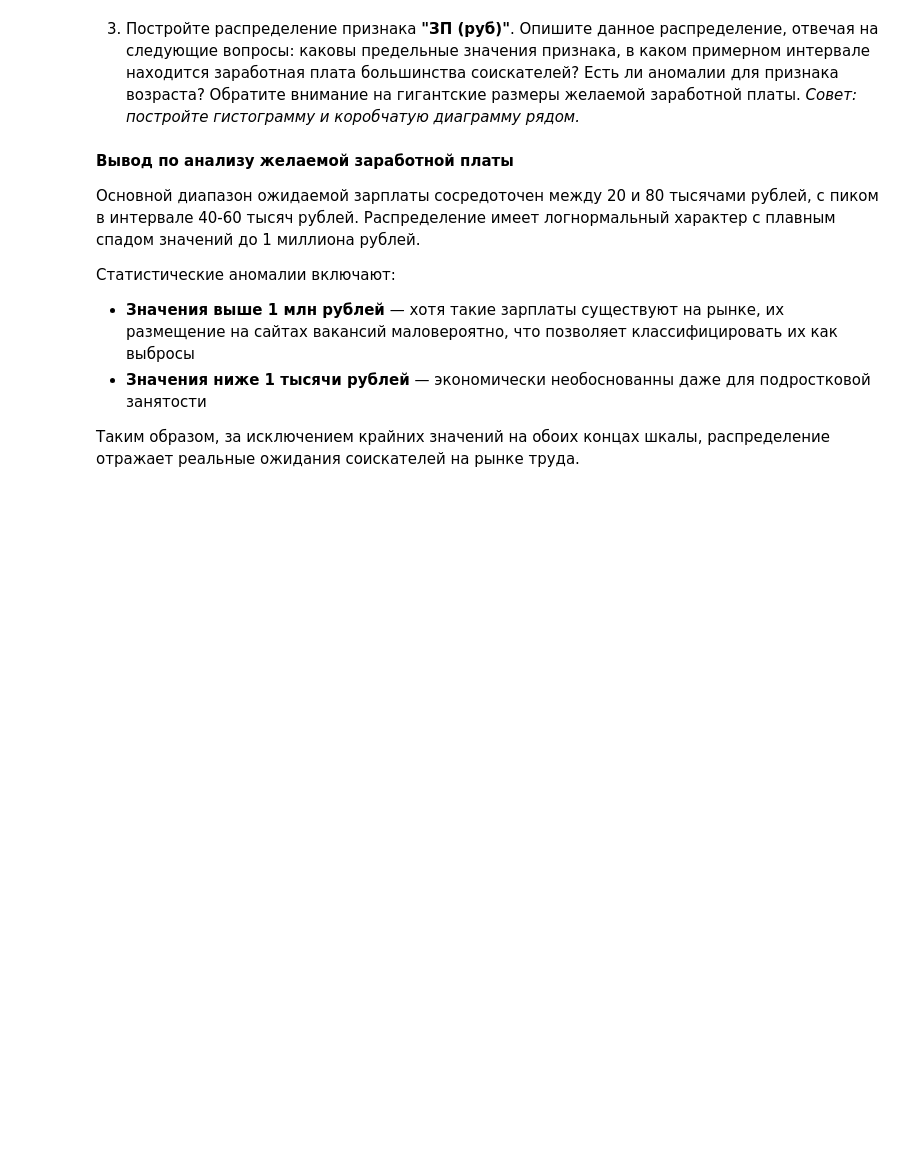
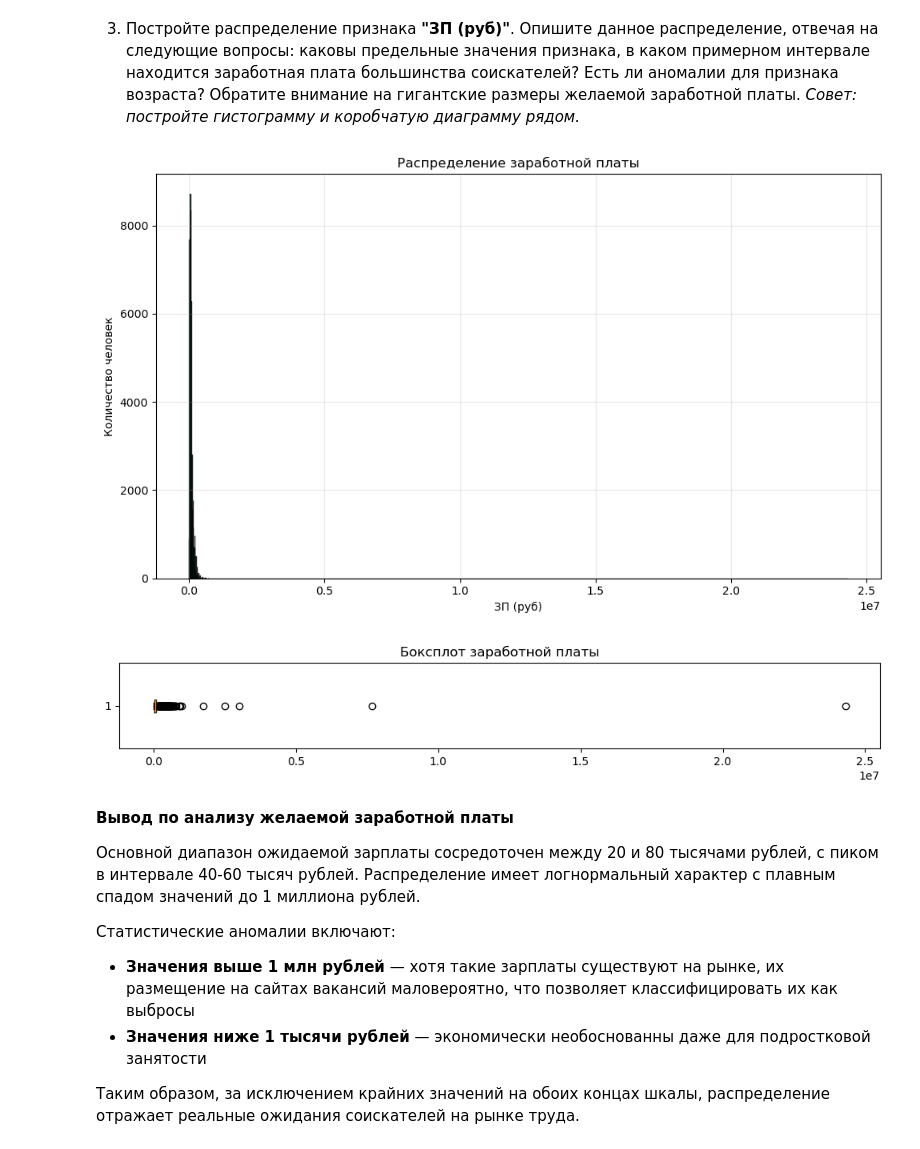
Before and after one commit to yaroslav775507/SessionPython, a Jupyter notebook: project/Python_для_анализа_данных__Итоговыи__проект_Редих.ipynb, the cells around one changed output. Saved outputs shown, nothing was run; the diff lists cells and outputs as text; code cells hidden in the pictures; blank space fills up the shorter version.

```diff
--- a/project/Python_для_анализа_данных__Итоговыи__проект_Редих.ipynb
+++ b/project/Python_для_анализа_данных__Итоговыи__проект_Редих.ipynb
@@ -676,19 +676,30 @@ fig.show()
 3. Постройте распределение признака **"ЗП (руб)"**. Опишите данное распределение, отвечая на следующие вопросы: каковы предельные значения признака, в каком примерном интервале находится заработная плата большинства соискателей? Есть ли аномалии для признака возраста? Обратите внимание на гигантские размеры желаемой заработной платы.
 *Совет: постройте гистограмму и коробчатую диаграмму рядом.*
 # %%
-fig = px.histogram(
-    df,
-    x='ЗП (руб)',
-    title='Распределение заработной платы',
-    nbins=1500,
-    marginal='box',
-    width=647,
-    height=400
-)
-fig.layout.yaxis.title.text = 'Количество человек'
-fig.update_traces(marker={'color': '#00CC96'})
-fig.layout.bargap = 0.05
-fig.show()
+df['ЗП (руб)'] = pd.to_numeric(df['ЗП (руб)'], errors='coerce')
+clean_salary = df['ЗП (руб)'].dropna()
+
+os.makedirs("plots", exist_ok=True)
+
+plt.figure(figsize=(10, 6))
+plt.hist(clean_salary, bins=1500, edgecolor="black", alpha=0.8, color="#00CC96")
+plt.title("Распределение заработной платы")
+plt.xlabel("ЗП (руб)")
+plt.ylabel("Количество человек")
+plt.grid(True, alpha=0.3)
+plt.tight_layout()
+plt.savefig("plots/salary_distribution.png", dpi=300, bbox_inches="tight")
+plt.show()
+
+plt.figure(figsize=(10, 2))
+plt.boxplot(clean_salary, vert=False)
+plt.title("Боксплот заработной платы")
+plt.tight_layout()
+plt.savefig("plots/salary_boxplot.png", dpi=300, bbox_inches="tight")
+plt.show()
+# %% [output]
+[figure, added]
+[figure, added]
 # %% [markdown]
 **Вывод по анализу желаемой заработной платы**
 
```
Also changed, not shown: parts of 14 cells of this notebook, 14 other files.
